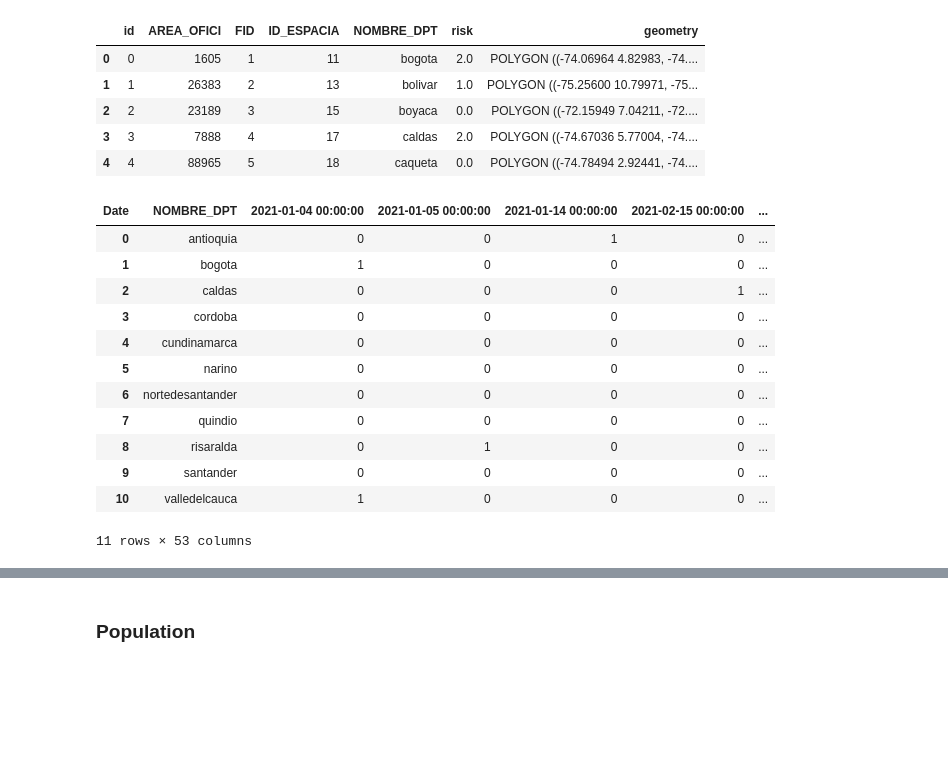
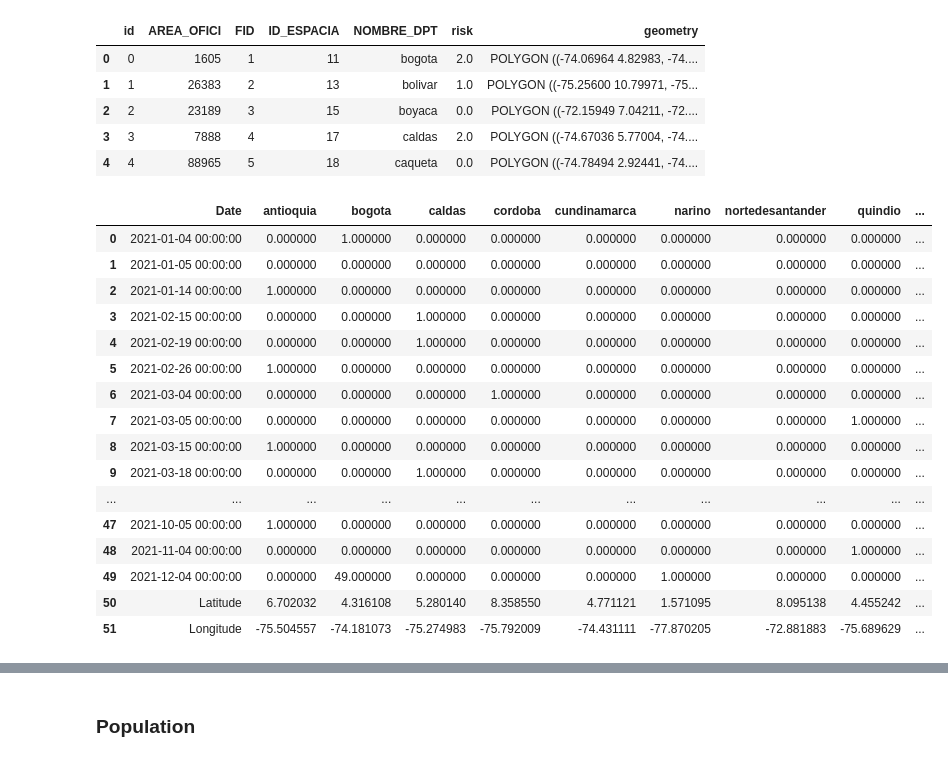
Before and after one commit to sebasmos/Mu_COV19_NASA, a Jupyter notebook: Preprocessing/Covid_dataset_alphaCovariant.ipynb, the cells around one changed output, grey strips where cells are left out. Drawn from its saved outputs; the diff is of its cells as text; code cells hidden in the pictures; blank space fills up the shorter version.

```diff
--- a/Preprocessing/Covid_dataset_alphaCovariant.ipynb
+++ b/Preprocessing/Covid_dataset_alphaCovariant.ipynb
@@ -48,26 +76,32 @@ See the caveats in the documentation: https://pandas.pydata.org/pandas-docs/stab
 | 2 | 2 | 23189 | 3 | 15 | boyaca | 0.0 | POLYGON ((-72.15949 7.04211, -72.... |
 | 3 | 3 | 7888 | 4 | 17 | caldas | 2.0 | POLYGON ((-74.67036 5.77004, -74.... |
 | 4 | 4 | 88965 | 5 | 18 | caqueta | 0.0 | POLYGON ((-74.78494 2.92441, -74.... |
-# %%
-mutations = pd.read_csv('../Data/Covid19_alpha_preprocessed.csv')
-mutations.drop(columns=['Unnamed: 0'], inplace=True)
-mutations.index = mutations.Date
-mutations = mutations.T
-mutations = mutations.iloc[1:].reset_index()
-mutations.rename(columns={'index':'NOMBRE_DPT'}, inplace=True)
-mutations.NOMBRE_DPT = mutations.NOMBRE_DPT.str.strip()
-mutations
-# %% [output]
-| Date | NOMBRE_DPT | 2021-01-04 00:00:00 | 2021-01-05 00:00:00 | 2021-01-14 00:00:00 | 2021-02-15 00:00:00 | ... |
-| 0 | antioquia | 0 | 0 | 1 | 0 | ... |
-| 1 | bogota | 1 | 0 | 0 | 0 | ... |
-| 2 | caldas | 0 | 0 | 0 | 1 | ... |
-| 3 | cordoba | 0 | 0 | 0 | 0 | ... |
-| 4 | cundinamarca | 0 | 0 | 0 | 0 | ... |
-| 5 | narino | 0 | 0 | 0 | 0 | ... |
-| 6 | nortedesantander | 0 | 0 | 0 | 0 | ... |
-| 7 | quindio | 0 | 0 | 0 | 0 | ... |
-| 8 | risaralda | 0 | 1 | 0 | 0 | ... |
-| 9 | santander | 0 | 0 | 0 | 0 | ... |
-| 10 | valledelcauca | 1 | 0 | 0 | 0 | ... |
-11 rows × 53 columns
+# %%
+# To unite
+spatial_data_path = "spatial_data_merge_by_date.csv"
+
+spatial_data = pd.read_csv(spatial_data_path)
+
+mutations = pd.read_csv('Covid19_alpha_preprocessed.csv')
+
+spatial_data.drop(columns=['Unnamed: 0'], inplace=True)
+mutations.drop(columns=['Unnamed: 0'], inplace=True)
+mutations
+# %% [output]
+|  | Date | antioquia | bogota | caldas | cordoba | cundinamarca | narino | nortedesantander | quindio | ... |
+| 0 | 2021-01-04 00:00:00 | 0.000000 | 1.000000 | 0.000000 | 0.000000 | 0.000000 | 0.000000 | 0.000000 | 0.000000 | ... |
+| 1 | 2021-01-05 00:00:00 | 0.000000 | 0.000000 | 0.000000 | 0.000000 | 0.000000 | 0.000000 | 0.000000 | 0.000000 | ... |
+| 2 | 2021-01-14 00:00:00 | 1.000000 | 0.000000 | 0.000000 | 0.000000 | 0.000000 | 0.000000 | 0.000000 | 0.000000 | ... |
+| 3 | 2021-02-15 00:00:00 | 0.000000 | 0.000000 | 1.000000 | 0.000000 | 0.000000 | 0.000000 | 0.000000 | 0.000000 | ... |
+| 4 | 2021-02-19 00:00:00 | 0.000000 | 0.000000 | 1.000000 | 0.000000 | 0.000000 | 0.000000 | 0.000000 | 0.000000 | ... |
+| 5 | 2021-02-26 00:00:00 | 1.000000 | 0.000000 | 0.000000 | 0.000000 | 0.000000 | 0.000000 | 0.000000 | 0.000000 | ... |
+| 6 | 2021-03-04 00:00:00 | 0.000000 | 0.000000 | 0.000000 | 1.000000 | 0.000000 | 0.000000 | 0.000000 | 0.000000 | ... |
+| 7 | 2021-03-05 00:00:00 | 0.000000 | 0.000000 | 0.000000 | 0.000000 | 0.000000 | 0.000000 | 0.000000 | 1.000000 | ... |
+| 8 | 2021-03-15 00:00:00 | 1.000000 | 0.000000 | 0.000000 | 0.000000 | 0.000000 | 0.000000 | 0.000000 | 0.000000 | ... |
+| 9 | 2021-03-18 00:00:00 | 0.000000 | 0.000000 | 1.000000 | 0.000000 | 0.000000 | 0.000000 | 0.000000 | 0.000000 | ... |
+| ... | ... | ... | ... | ... | ... | ... | ... | ... | ... | ... |
+| 47 | 2021-10-05 00:00:00 | 1.000000 | 0.000000 | 0.000000 | 0.000000 | 0.000000 | 0.000000 | 0.000000 | 0.000000 | ... |
+| 48 | 2021-11-04 00:00:00 | 0.000000 | 0.000000 | 0.000000 | 0.000000 | 0.000000 | 0.000000 | 0.000000 | 1.000000 | ... |
+| 49 | 2021-12-04 00:00:00 | 0.000000 | 49.000000 | 0.000000 | 0.000000 | 0.000000 | 1.000000 | 0.000000 | 0.000000 | ... |
+| 50 | Latitude | 6.702032 | 4.316108 | 5.280140 | 8.358550 | 4.771121 | 1.571095 | 8.095138 | 4.455242 | ... |
+| 51 | Longitude | -75.504557 | -74.181073 | -75.274983 | -75.792009 | -74.431111 | -77.870205 | -72.881883 | -75.689629 | ... |
```
Also changed, not shown: parts of 20 cells of this notebook, 8 other files.
